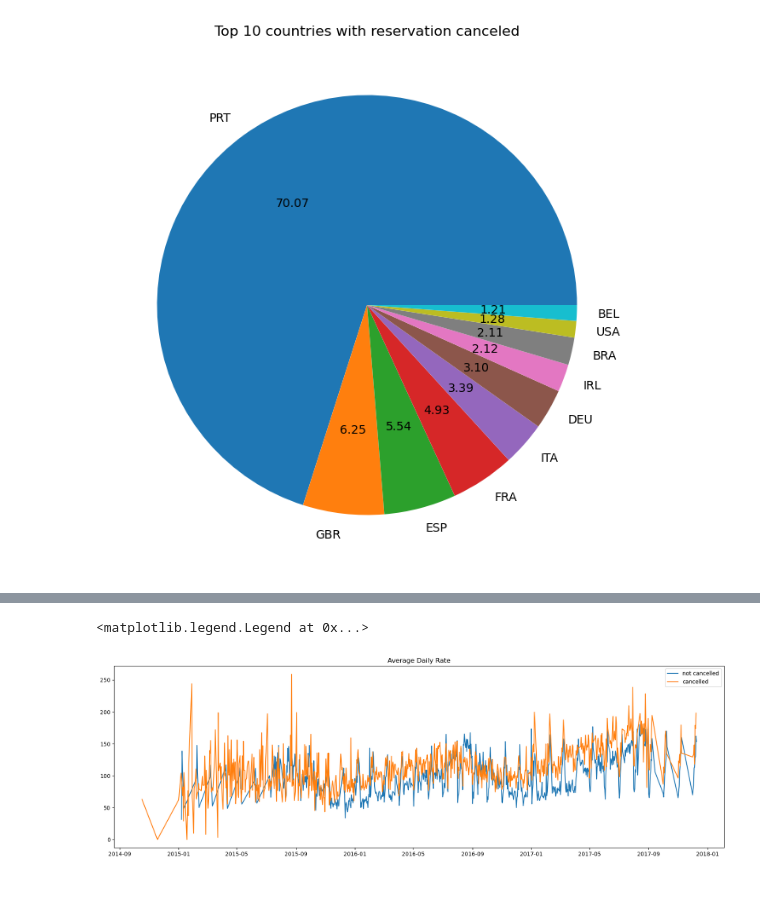
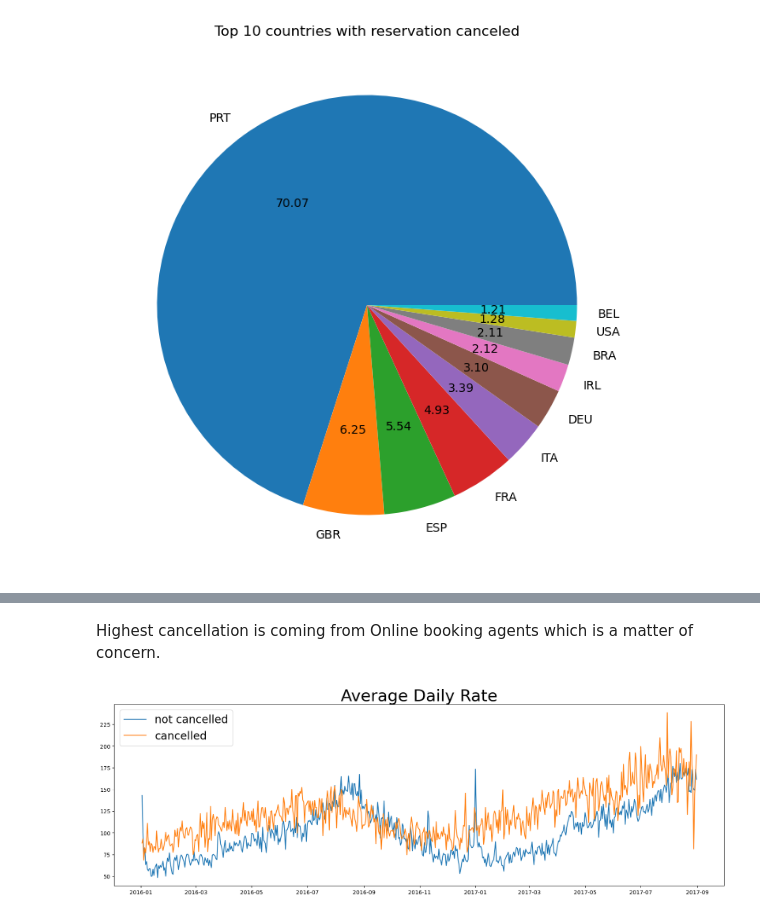
Before and after one commit to Sahil-Sud/Hotel_booking_Reservation_Analysis_using_py, a Jupyter notebook: EDA (Hotel Booking).ipynb, the cells around one changed output, grey strips where cells are left out. Drawn from its saved outputs; the diff is of its cells as text; code cells hidden in the pictures; blank space fills up the shorter version.

```diff
--- a/EDA (Hotel Booking).ipynb
+++ b/EDA (Hotel Booking).ipynb
@@ -279,18 +304,23 @@ Name: market_segment, dtype: float64
+# %% [markdown]
+Highest cancellation is coming from Online booking agents which is a matter of concern.
 # %%
-cancelled_df_adr = cancelled_data.groupby('reservation_status_date')[['adr']].mean()
+cancelled_df_adr = cancelled_data.groupby('reservation_status_date')[['adr']].mean().copy()
 cancelled_df_adr.reset_index(inplace = True)
 cancelled_df_adr.sort_values('reservation_status_date', inplace = True)
+cancelled_df_adr = cancelled_df_adr[(cancelled_df_adr['reservation_status_date']>'2016') & (cancelled_df_adr['reservation_status_date']<'2017-09')]
 
 not_cancelled_data = df[df['is_canceled'] == 0]
 not_cancelled_df_adr = not_cancelled_data.groupby('reservation_status_date')[['adr']].mean()
 not_cancelled_df_adr.reset_index(inplace = True)
 not_cancelled_df_adr.sort_values('reservation_status_date', inplace = True)
+not_cancelled_df_adr = not_cancelled_df_adr[(not_cancelled_df_adr['reservation_status_date']>'2016') & (not_cancelled_df_adr['reservation_status_date']<'2017-09')]
+
 
 plt.figure(figsize = (20,6))
-plt.title('Average Daily Rate')
+plt.title('Average Daily Rate', fontsize = 30)
 plt.plot(not_cancelled_df_adr['reservation_status_date'],not_cancelled_df_adr['adr'], label = 'not cancelled')
 plt.plot(cancelled_df_adr['reservation_status_date'],cancelled_df_adr['adr'], label = 'cancelled')
-plt.legend()
+plt.legend(fontsize = 20)
+plt.show()
 # %% [output]
-<matplotlib.legend.Legend at 0x...>
-[figure, old version]
+[figure, new version]
```
Also changed, not shown: parts of 27 cells of this notebook.
